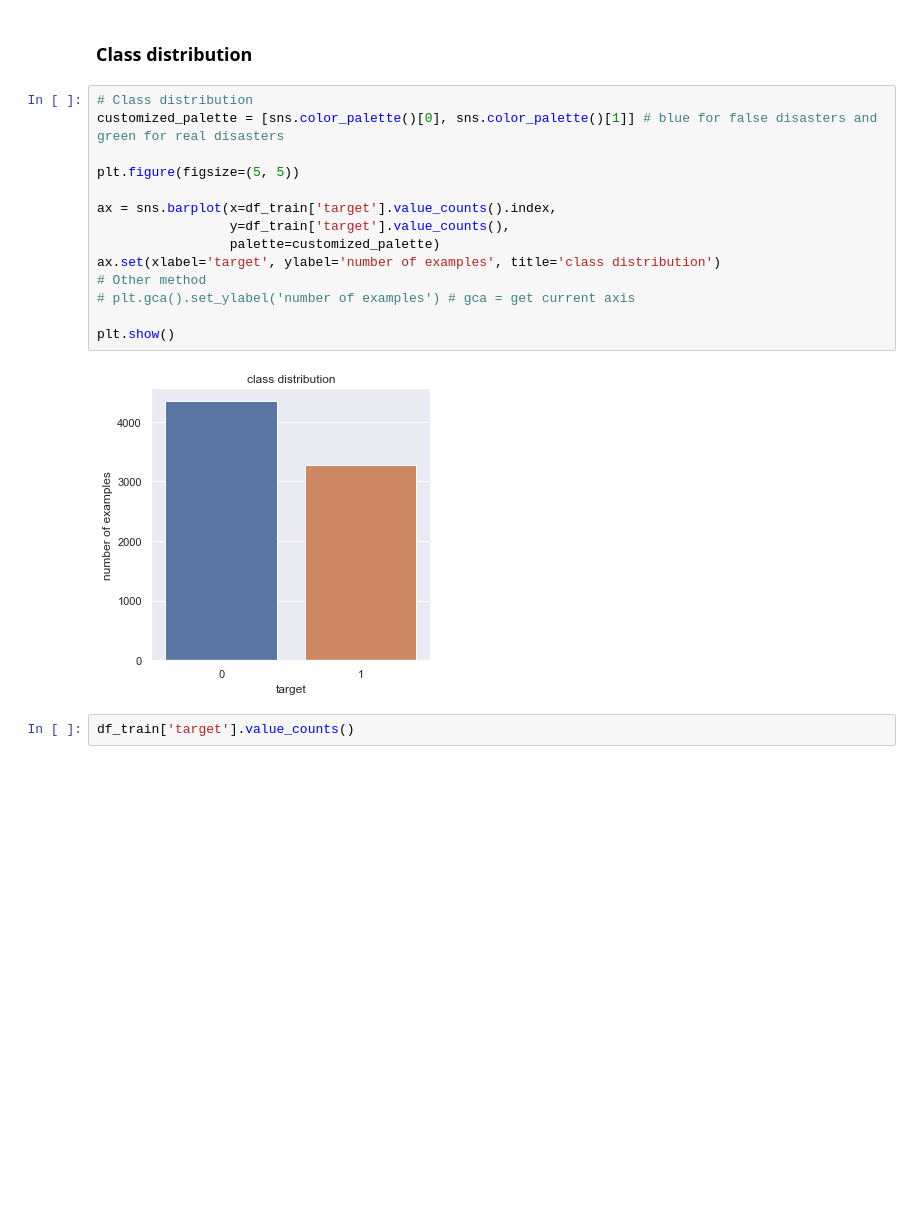
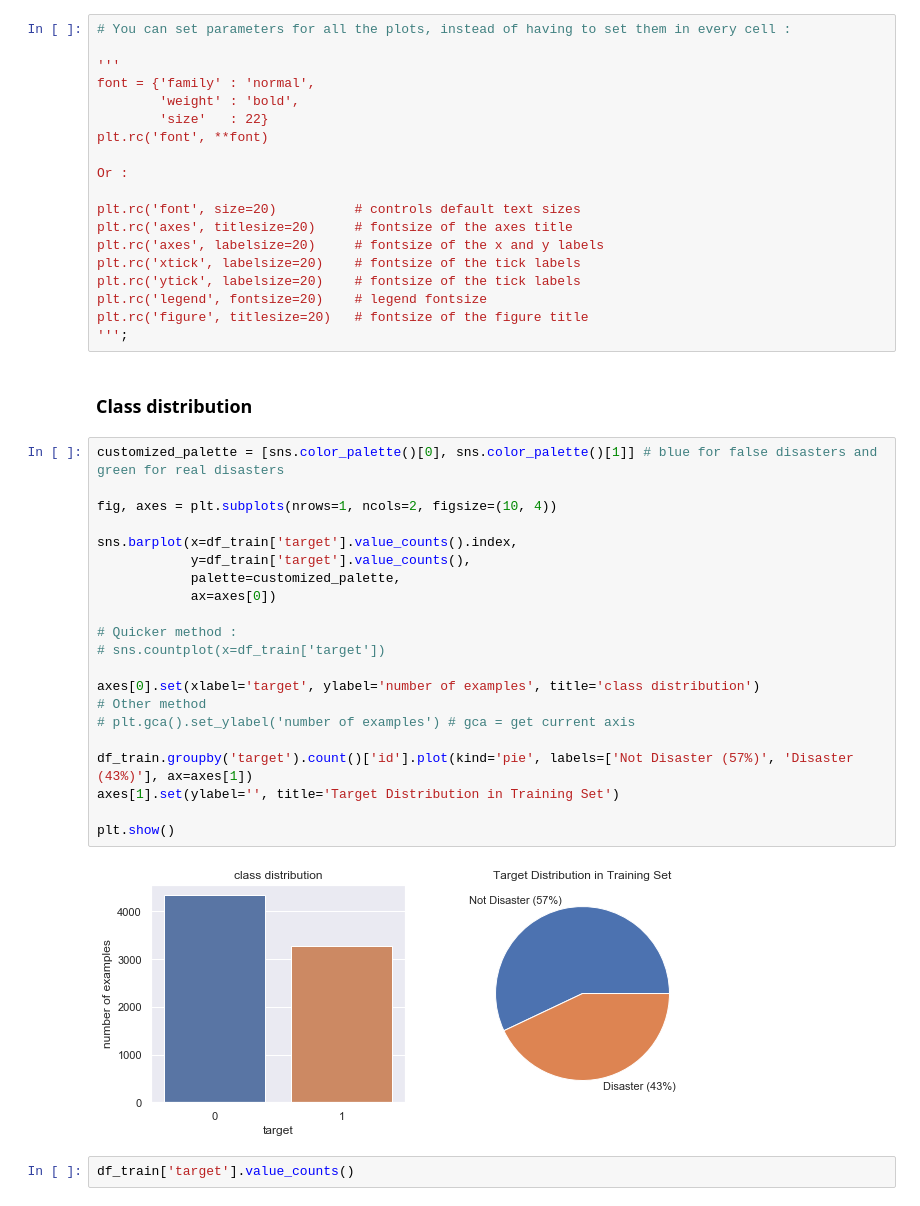
Before and after one commit to luisdossantos/disaster-tweets, a Jupyter notebook: disaster_tweets_prediction.ipynb, the cells around one changed output. Saved outputs shown, nothing was run; the diff lists cells and outputs as text; blank space fills up the shorter version.

Commit message:
[FEAT] Data visualization

```diff
--- a/disaster_tweets_prediction.ipynb
+++ b/disaster_tweets_prediction.ipynb
@@ -69,24 +70,50 @@ import matplotlib.pyplot as plt
 
 #plt.style.use('ggplot')
 sns.set_theme()
+# %%
+# You can set parameters for all the plots, instead of having to set them in every cell :
+
+'''
+font = {'family' : 'normal',
+        'weight' : 'bold',
+        'size'   : 22}
+plt.rc('font', **font)
+
+Or :
+
+plt.rc('font', size=20)          # controls default text sizes
+plt.rc('axes', titlesize=20)     # fontsize of the axes title
+plt.rc('axes', labelsize=20)     # fontsize of the x and y labels
+plt.rc('xtick', labelsize=20)    # fontsize of the tick labels
+plt.rc('ytick', labelsize=20)    # fontsize of the tick labels
+plt.rc('legend', fontsize=20)    # legend fontsize
+plt.rc('figure', titlesize=20)   # fontsize of the figure title
+''';
 # %% [markdown]
 ### Class distribution
 # %%
-# Class distribution
 customized_palette = [sns.color_palette()[0], sns.color_palette()[1]] # blue for false disasters and green for real disasters
 
-plt.figure(figsize=(5, 5))
+fig, axes = plt.subplots(nrows=1, ncols=2, figsize=(10, 4))
 
-ax = sns.barplot(x=df_train['target'].value_counts().index,
-                 y=df_train['target'].value_counts(),
-                 palette=customized_palette)
-ax.set(xlabel='target', ylabel='number of examples', title='class distribution')
+sns.barplot(x=df_train['target'].value_counts().index,
+            y=df_train['target'].value_counts(),
+            palette=customized_palette,
+            ax=axes[0])
+
+# Quicker method :
+# sns.countplot(x=df_train['target'])
+
+axes[0].set(xlabel='target', ylabel='number of examples', title='class distribution')
 # Other method
 # plt.gca().set_ylabel('number of examples') # gca = get current axis
 
+df_train.groupby('target').count()['id'].plot(kind='pie', labels=['Not Disaster (57%)', 'Disaster (43%)'], ax=axes[1])
+axes[1].set(ylabel='', title='Target Distribution in Training Set')
+
 plt.show()
 # %% [output]
-[figure, old version]
+[figure, new version]
 # %%
 df_train['target'].value_counts()
 # %% [output]
```
Also changed, not shown: parts of 46 cells of this notebook.
